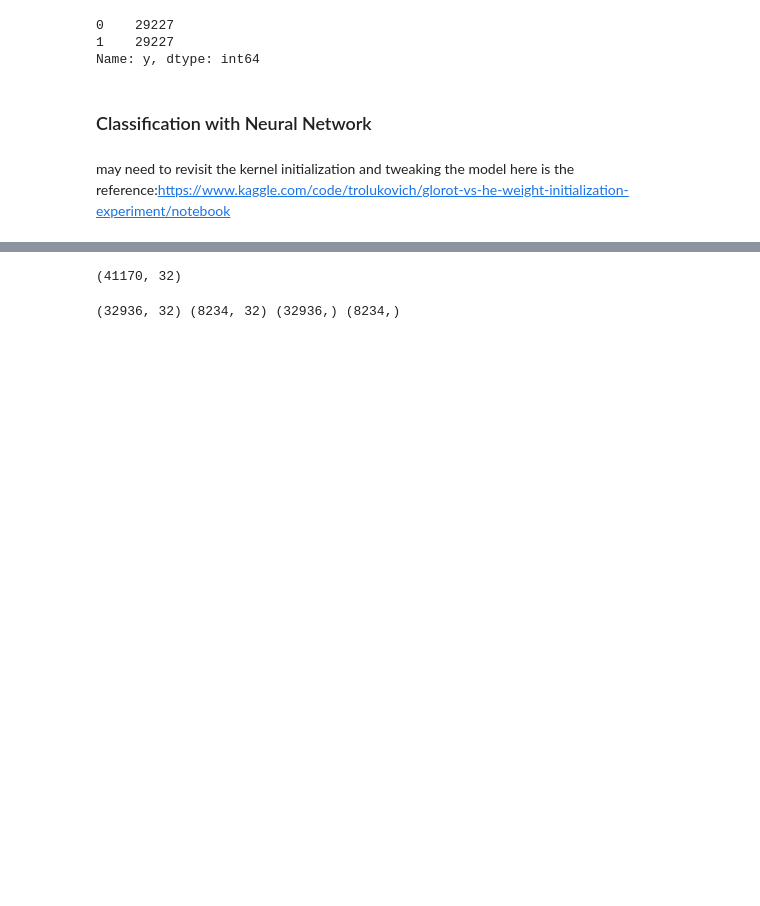
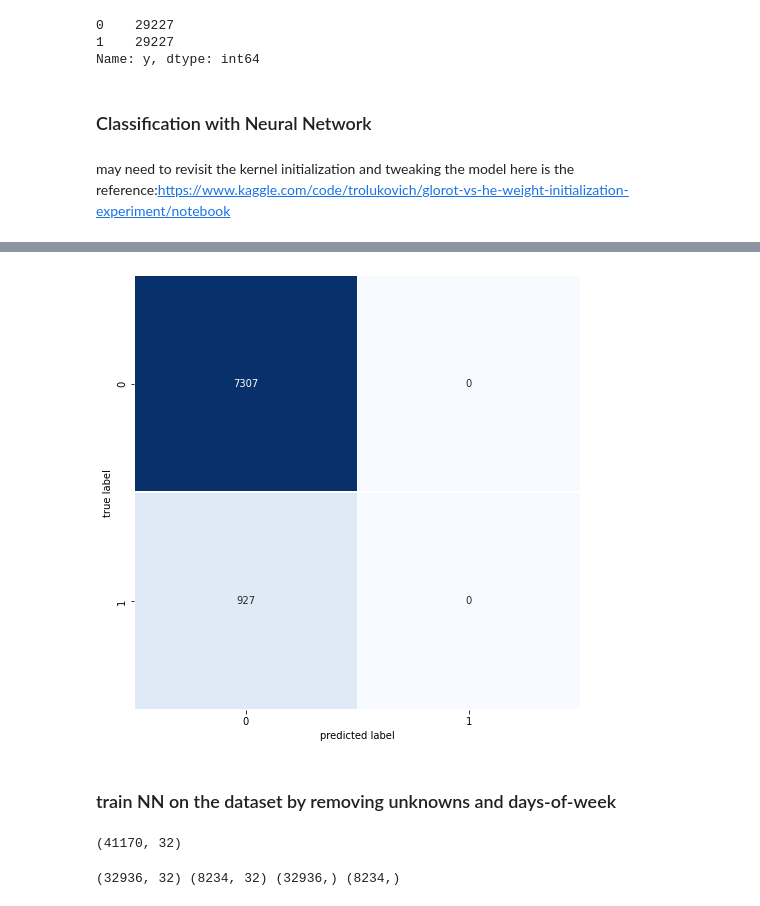
Before and after one commit to ShawnLiu119/Bank-Marketing_Clas-Clus-AppDev, a Jupyter notebook: BankMkting_classificationmodelling.ipynb, the cells around one changed output, grey strips where cells are left out. Drawn from its saved outputs; the diff is of its cells as text; code cells hidden in the pictures; blank space fills up the shorter version.

```diff
--- a/BankMkting_classificationmodelling.ipynb
+++ b/BankMkting_classificationmodelling.ipynb
@@ -287,3 +316,11 @@ Epoch 100/100
+# %%
+def plot_confusion_matrix(y_true, y_pred):
+    mtx = confusion_matrix(y_true, y_pred)
+    fig, ax = plt.subplots(figsize=(8,8))
+    sns.heatmap(mtx, annot=True, fmt='d', linewidths=.75,  cbar=False, ax=ax,cmap='Blues',linecolor='white')
+    #  square=True,
+    plt.ylabel('true label')
+    plt.xlabel('predicted label')
 # %%
 plt.plot(model_history.history['accuracy'])
 plt.plot(model_history.history['val_accuracy'])
@@ -306,0 +348,4 @@ plt.show()
+# %%
+preds = model.predict(x_test)
+preds=np.argmax(preds, axis=1)
+print('shape of preds: ', preds.shape)
@@ -307,3 +369,9 @@ plt.show()
+# %%
+plot_confusion_matrix(y_test,preds)
+# %% [output]
+[figure, added]
+# %% [markdown]
+### train NN on the dataset by removing unknowns and days-of-week
 # %%
 df_raw_2 = pd.get_dummies(x)
 
```
Also changed, not shown: parts of 52 cells of this notebook.
